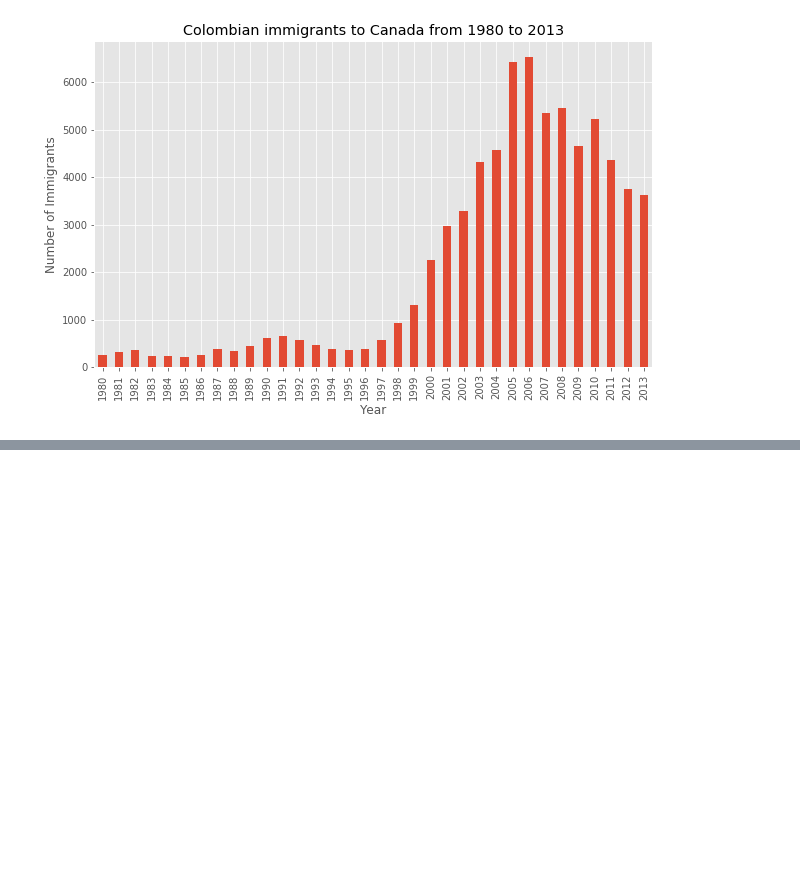
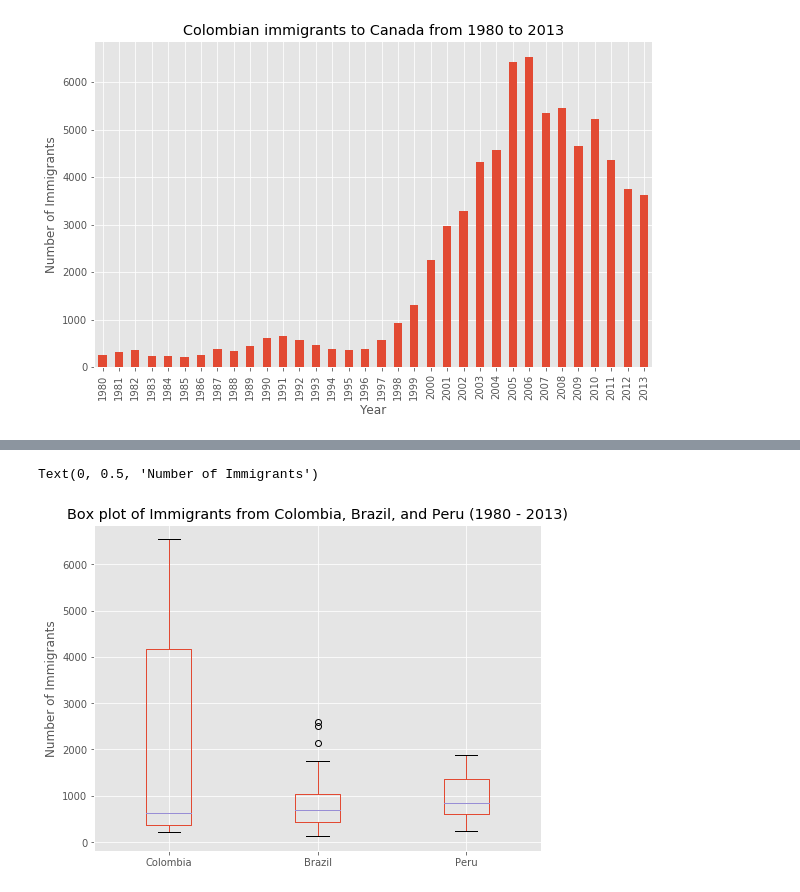
Before and after one commit to felgonzalezh/IBM-Data-Science-Professional-Certification, a Jupyter notebook: Course7_Data_Visualization_with_Python/matplotlib_summary.ipynb, the cells around one changed output, grey strips where cells are left out. Cells and saved outputs as stored; diff of their text form; code cells hidden in the pictures; blank space fills up the shorter version.

```diff
--- a/Course7_Data_Visualization_with_Python/matplotlib_summary.ipynb
+++ b/Course7_Data_Visualization_with_Python/matplotlib_summary.ipynb
@@ -190,0 +222,9 @@ Text(0, 0.5, 'Number of Immigrants')
+# %%
+df_CI = df_can.loc[["Colombia","Brazil","Peru"],years].transpose()
+
+ax = df_CI.plot(kind="box",figsize=(8,6))
+ax.set_title('Box plot of Immigrants from Colombia, Brazil, and Peru (1980 - 2013)')
+ax.set_ylabel('Number of Immigrants')
+# %% [output]
+Text(0, 0.5, 'Number of Immigrants')
+[figure, added]
```
Also changed, not shown: parts of 9 cells of this notebook.
